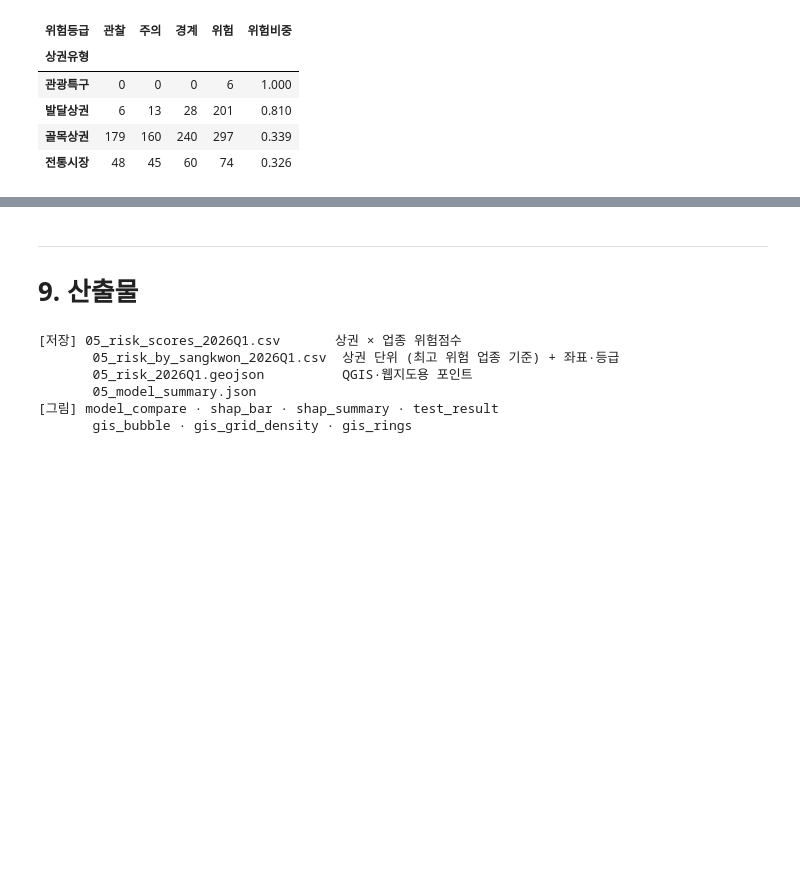
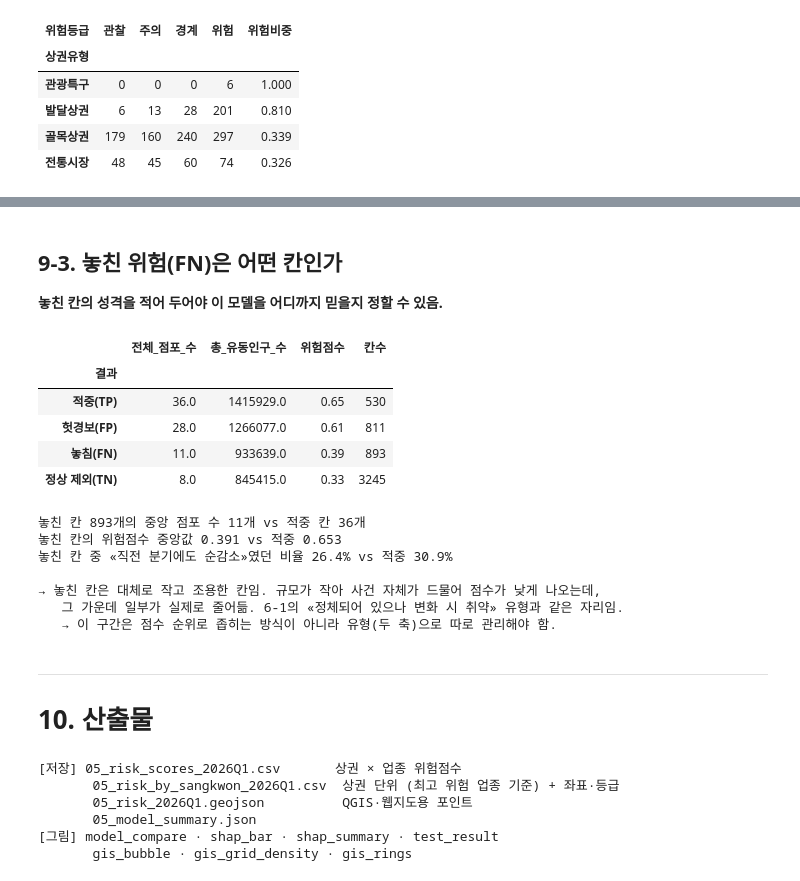
Before and after one commit to d97610-cloud/ai-data-bootcamp, a Jupyter notebook: MLProject/상권_폐업위험_모델링.ipynb, the cells around one changed output, grey strips where cells are left out. Cells and saved outputs as stored; diff of their text form; code cells hidden in the pictures; blank space fills up the shorter version.

```diff
--- a/MLProject/상권_폐업위험_모델링.ipynb
+++ b/MLProject/상권_폐업위험_모델링.ipynb
@@ -1936,6 +2077,41 @@ display(pd.crosstab(smap["상권유형"], smap["위험등급"])
+# %% [markdown]
+## 9-3. 놓친 위험(FN)은 어떤 칸인가
+
+**놓친 칸의 성격을 적어 두어야 이 모델을 어디까지 믿을지 정할 수 있음.**
+# %%
+prof = (te.groupby("결과")[["전체_점포_수", "총_유동인구_수", "위험점수"]]
+        .median().reindex(ERR_ORDER).round(2))
+prof["칸수"] = te["결과"].value_counts().reindex(ERR_ORDER)
+display(prof)
+
+fn = te[te["결과"] == "놓침(FN)"]
+tp = te[te["결과"] == "적중(TP)"]
+print(f"놓친 칸 {len(fn):,}개의 중앙 점포 수 {fn['전체_점포_수'].median():.0f}개 vs "
+      f"적중 칸 {tp['전체_점포_수'].median():.0f}개")
+print(f"놓친 칸의 위험점수 중앙값 {fn['위험점수'].median():.3f} vs 적중 {tp['위험점수'].median():.3f}")
+print(f"놓친 칸 중 «직전 분기에도 순감소»였던 비율 {fn['순감소_현재'].mean():.1%} vs "
+      f"적중 {tp['순감소_현재'].mean():.1%}")
+print()
+print("→ 놓친 칸은 대체로 작고 조용한 칸임. 규모가 작아 사건 자체가 드물어 점수가 낮게 나오는데,")
+print("   그 가운데 일부가 실제로 줄어듦. 6-1의 «정체되어 있으나 변화 시 취약» 유형과 같은 자리임.")
+print("   → 이 구간은 점수 순위로 좁히는 방식이 아니라 유형(두 축)으로 따로 관리해야 함.")
+# %% [output]
+|  | 전체_점포_수 | 총_유동인구_수 | 위험점수 | 칸수 |
+| 결과 |  |  |  |  |
+| 적중(TP) | 36.0 | 1415929.0 | 0.65 | 530 |
+| 헛경보(FP) | 28.0 | 1266077.0 | 0.61 | 811 |
+| 놓침(FN) | 11.0 | 933639.0 | 0.39 | 893 |
+| 정상 제외(TN) | 8.0 | 845415.0 | 0.33 | 3245 |
+놓친 칸 893개의 중앙 점포 수 11개 vs 적중 칸 36개
+놓친 칸의 위험점수 중앙값 0.391 vs 적중 0.653
+놓친 칸 중 «직전 분기에도 순감소»였던 비율 26.4% vs 적중 30.9%
+
+→ 놓친 칸은 대체로 작고 조용한 칸임. 규모가 작아 사건 자체가 드물어 점수가 낮게 나오는데,
+   그 가운데 일부가 실제로 줄어듦. 6-1의 «정체되어 있으나 변화 시 취약» 유형과 같은 자리임.
+   → 이 구간은 점수 순위로 좁히는 방식이 아니라 유형(두 축)으로 따로 관리해야 함.
 # %% [markdown]
 ---
-# 9. 산출물
+# 10. 산출물
 # %%
 te[["기준_년분기_코드", "자치구", "상권_코드", "상권_코드_명", "상권유형",
     "서비스_업종_코드_명", "전체_점포_수", "위험점수", "위험예측", "y"]] \
```
Also changed, not shown: parts of 9 cells of this notebook, 4 other files.
